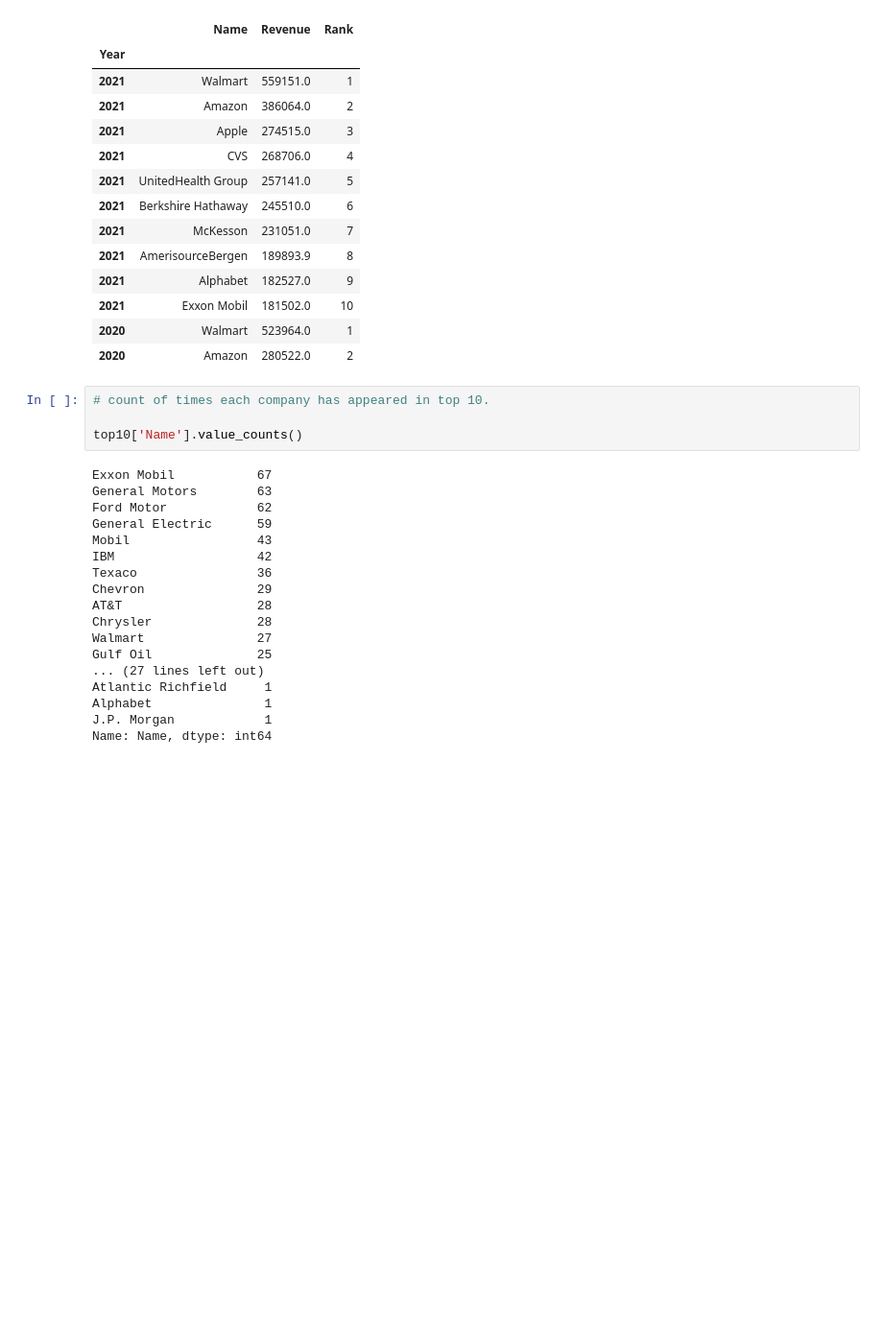
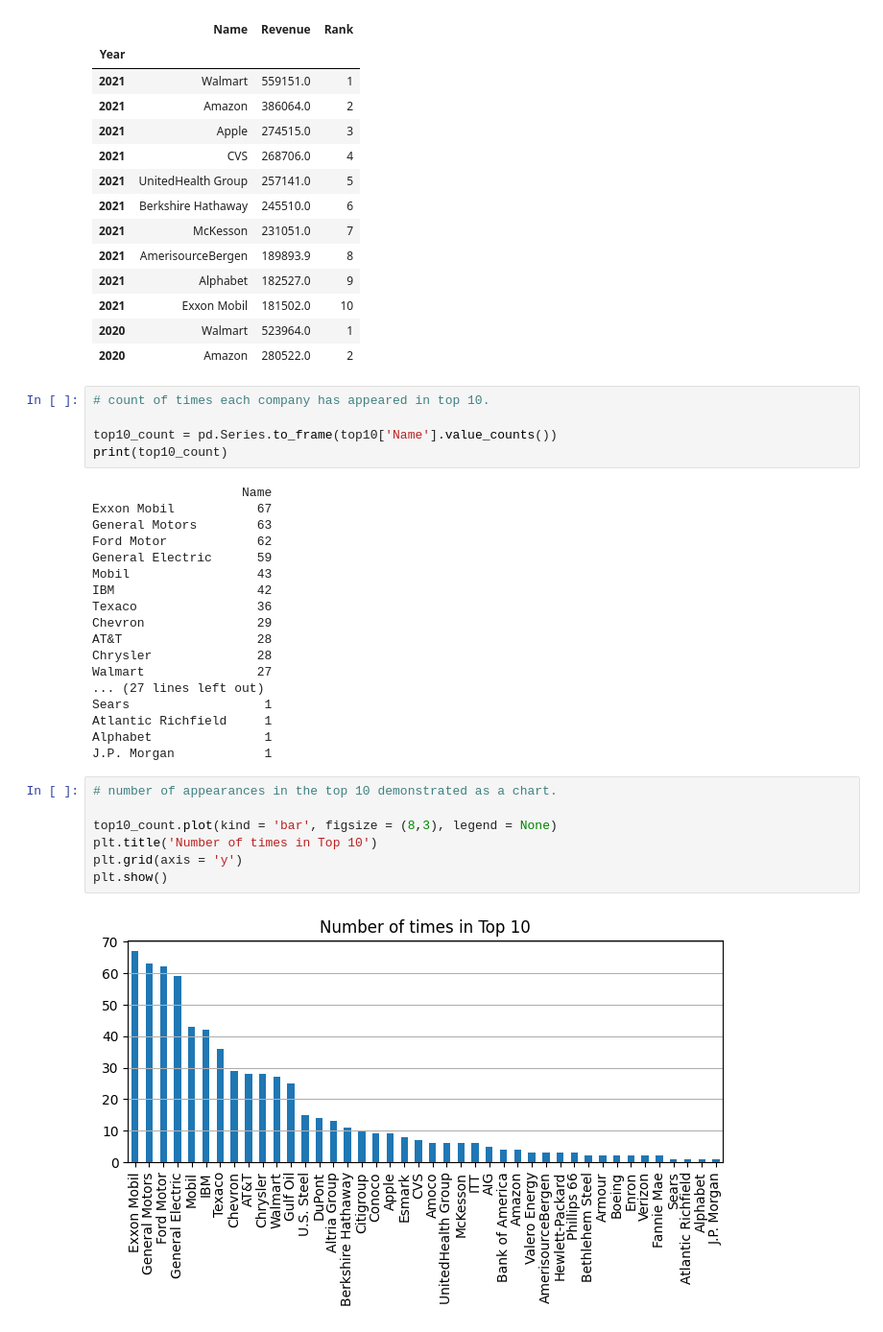
Before and after one commit to AdamSCohen/Fortune500History, a Jupyter notebook: main.ipynb, the cells around one changed output. Shown at 96% size. Cells and saved outputs as stored; diff of their text form; blank space fills up the shorter version.

```diff
--- a/main.ipynb
+++ b/main.ipynb
@@ -55,8 +57,10 @@ top10.head(12)
 # %%
 # count of times each company has appeared in top 10.
 
-top10['Name'].value_counts()
+top10_count = pd.Series.to_frame(top10['Name'].value_counts())
+print(top10_count)
 # %% [output]
+                    Name
 Exxon Mobil           67
 General Motors        63
 Ford Motor            62
@@ -68,9 +72,17 @@ Chevron               29
 AT&T                  28
 Chrysler              28
 Walmart               27
-Gulf Oil              25
 ... (27 lines left out)
+Sears                  1
 Atlantic Richfield     1
 Alphabet               1
 J.P. Morgan            1
-Name: Name, dtype: int64
+# %%
+# number of appearances in the top 10 demonstrated as a chart.
+
+top10_count.plot(kind = 'bar', figsize = (8,3), legend = None)
+plt.title('Number of times in Top 10')
+plt.grid(axis = 'y')
+plt.show()
+# %% [output]
+[figure, added]
```
Also changed, not shown: parts of 7 cells of this notebook.
